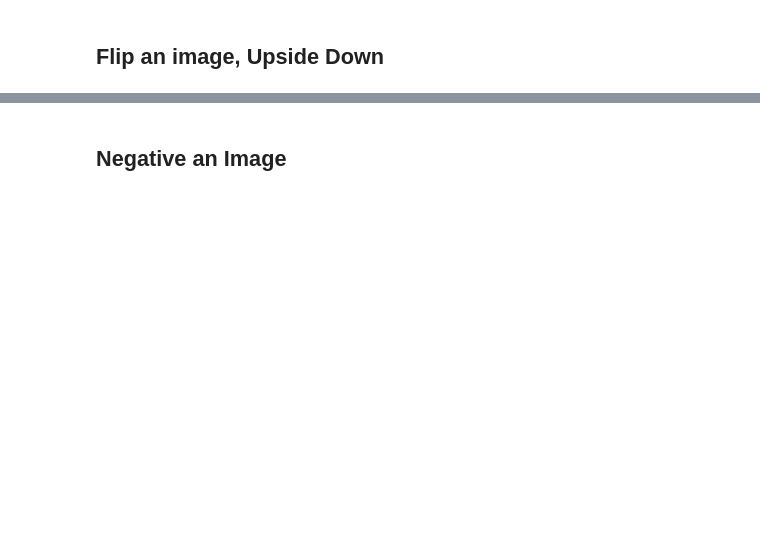
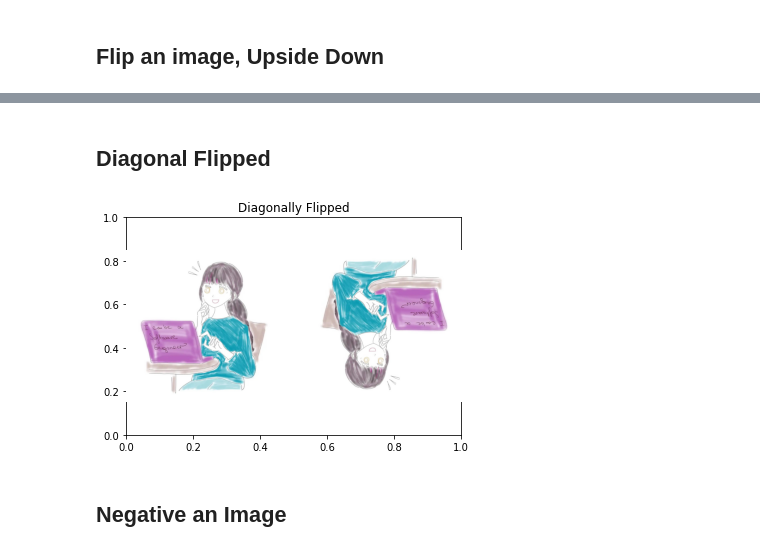
Before and after one commit to teddy-teem/ImageProcessing, a Jupyter notebook: ImageProcessing.ipynb, the cells around one changed output, grey strips where cells are left out. Drawn from its saved outputs; the diff is of its cells as text; code cells hidden in the pictures; blank space fills up the shorter version.

```diff
--- a/ImageProcessing.ipynb
+++ b/ImageProcessing.ipynb
@@ -60,3 +60,21 @@ m_im = flipImage(realIamge);
+# %% [markdown]
+## Diagonal Flipped
+# %%
+def diagonalFlipped(image):
+  x,y,z = image.shape
+  diagonal=np.zeros((x,y,z), dtype="int64")
+  for i in range(x):
+    for j in range(y):
+      diagonal[i,j,0]=image[x-i-1][y-j-1][0];
+      diagonal[i,j,1]=image[x-i-1][y-j-1][1];
+      diagonal[i,j,2]=image[x-i-1][y-j-1][2];
+  drawTwoImage(image, diagonal, "Diagonally Flipped");
+  return diagonal;
+# %%
+realIamge = plt.imread("./smile.jpg");
+m_im = diagonalFlipped(realIamge);
+# %% [output]
+[figure, added]
 # %% [markdown]
 ## Negative an Image
 # %%
```
Also changed, not shown: parts of 15 cells of this notebook.
